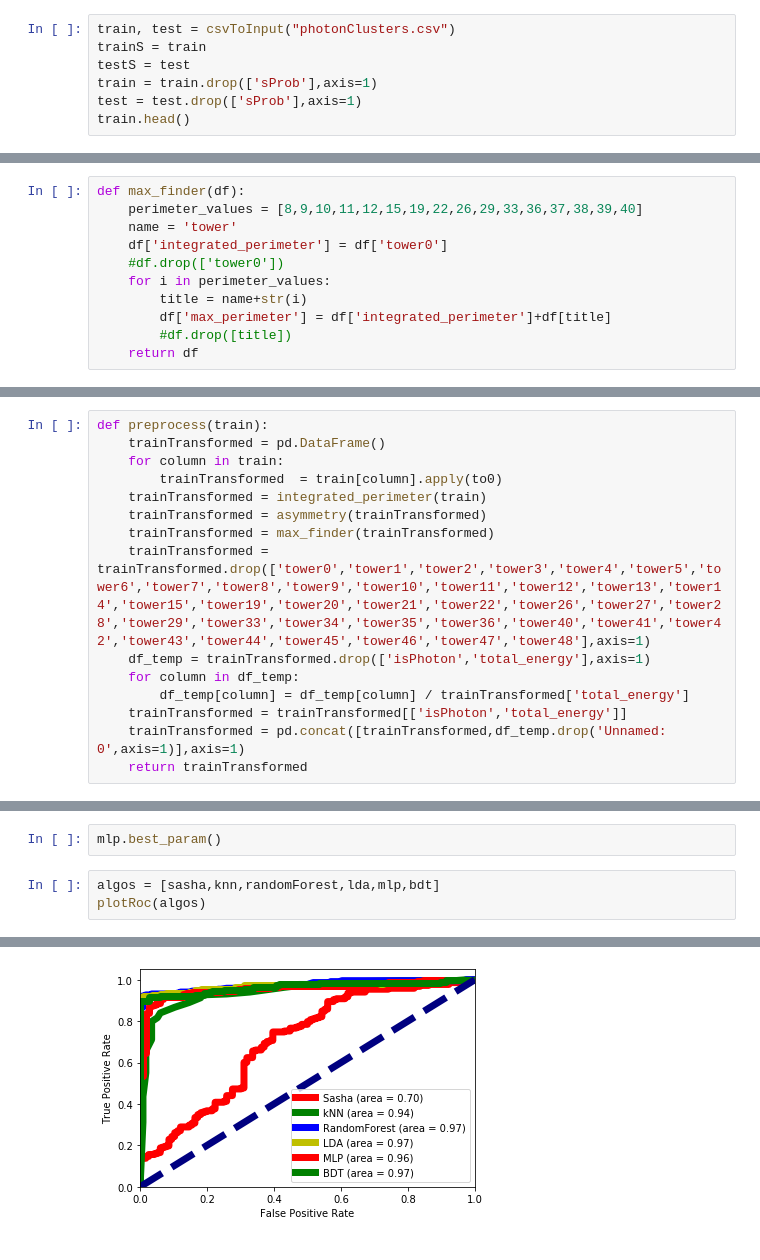
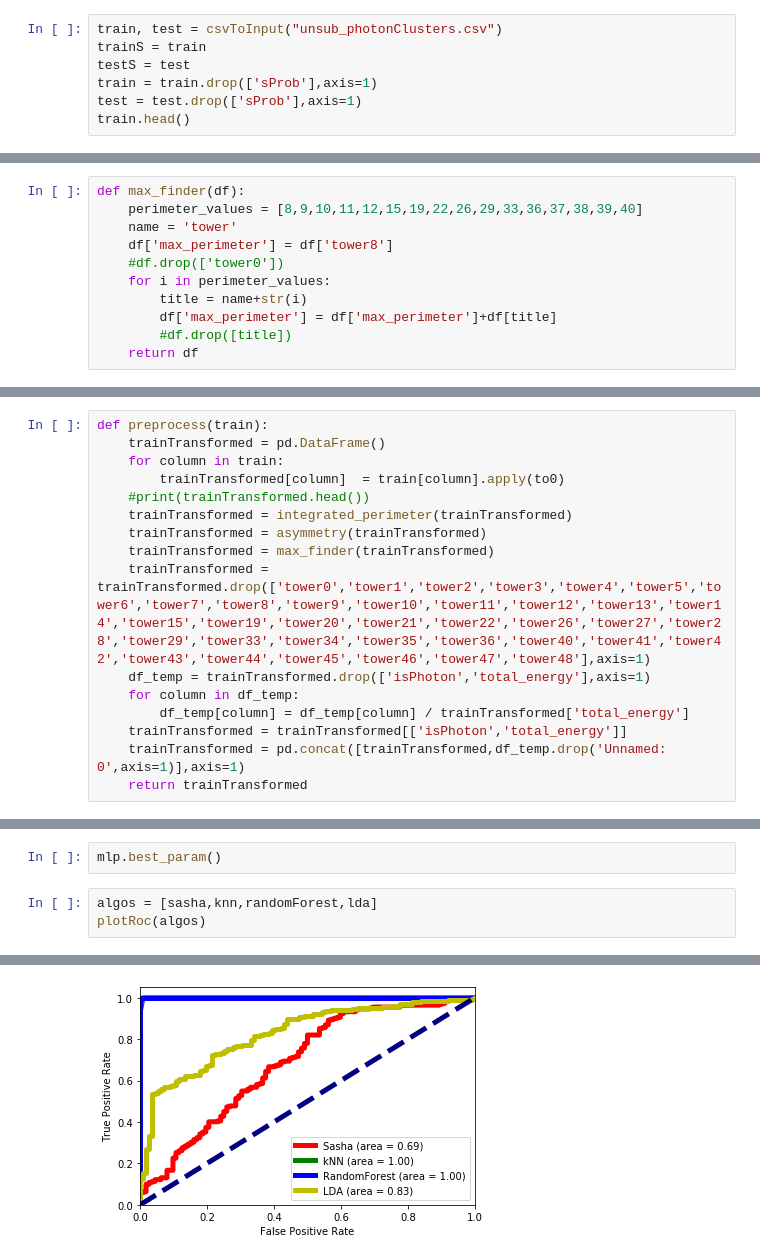
Before and after one commit to FrancescoVassalli/HIPhotonCluster, a Jupyter notebook: algoTesting/Inclusive.ipynb, the cells around one changed output, grey strips where cells are left out. Saved outputs shown, nothing was run; the diff lists cells and outputs as text.

Commit message:
corrected features and made plots

```diff
--- a/algoTesting/Inclusive.ipynb
+++ b/algoTesting/Inclusive.ipynb
@@ -160,7 +160,7 @@ def diagnoseForest(model,names):
     Image(filename = newTitle)
     index = index+1
 # %%
-train, test = csvToInput("photonClusters.csv")
+train, test = csvToInput("unsub_photonClusters.csv")
 trainS = train
 testS = test
 train = train.drop(['sProb'],axis=1)
@@ -210,11 +210,11 @@ def integrated_perimeter(df):
 def max_finder(df):
     perimeter_values = [8,9,10,11,12,15,19,22,26,29,33,36,37,38,39,40]
     name = 'tower'
-    df['integrated_perimeter'] = df['tower0']
+    df['max_perimeter'] = df['tower8']
     #df.drop(['tower0'])
     for i in perimeter_values:
         title = name+str(i)
-        df['max_perimeter'] = df['integrated_perimeter']+df[title]
+        df['max_perimeter'] = df['max_perimeter']+df[title]
         #df.drop([title])
     return df
 # %%
@@ -243,8 +243,9 @@ def asymmetry(df):
 def preprocess(train):
     trainTransformed = pd.DataFrame()
     for column in train:
-        trainTransformed  = train[column].apply(to0)
-    trainTransformed = integrated_perimeter(train)
+        trainTransformed[column]  = train[column].apply(to0)
+    #print(trainTransformed.head())
+    trainTransformed = integrated_perimeter(trainTransformed)
     trainTransformed = asymmetry(trainTransformed)
     trainTransformed = max_finder(trainTransformed)
     trainTransformed = trainTransformed.drop(['tower0','tower1','tower2','tower3','tower4','tower5','tower6','tower7','tower8','tower9','tower10','tower11','tower12','tower13','tower14','tower15','tower19','tower20','tower21','tower22','tower26','tower27','tower28','tower29','tower33','tower34','tower35','tower36','tower40','tower41','tower42','tower43','tower44','tower45','tower46','tower47','tower48'],axis=1)
@@ -292,7 +344,7 @@ mlp.score()
 # %%
 mlp.best_param()
 # %%
-algos = [sasha,knn,randomForest,lda,mlp,bdt]
+algos = [sasha,knn,randomForest,lda]
 plotRoc(algos)
 # %% [output]
 Sasha
@@ -304 +354 @@ BDT
-[figure, old version]
+[figure, new version]
```
Also changed, not shown: parts of 10 cells of this notebook, 2 other files.
